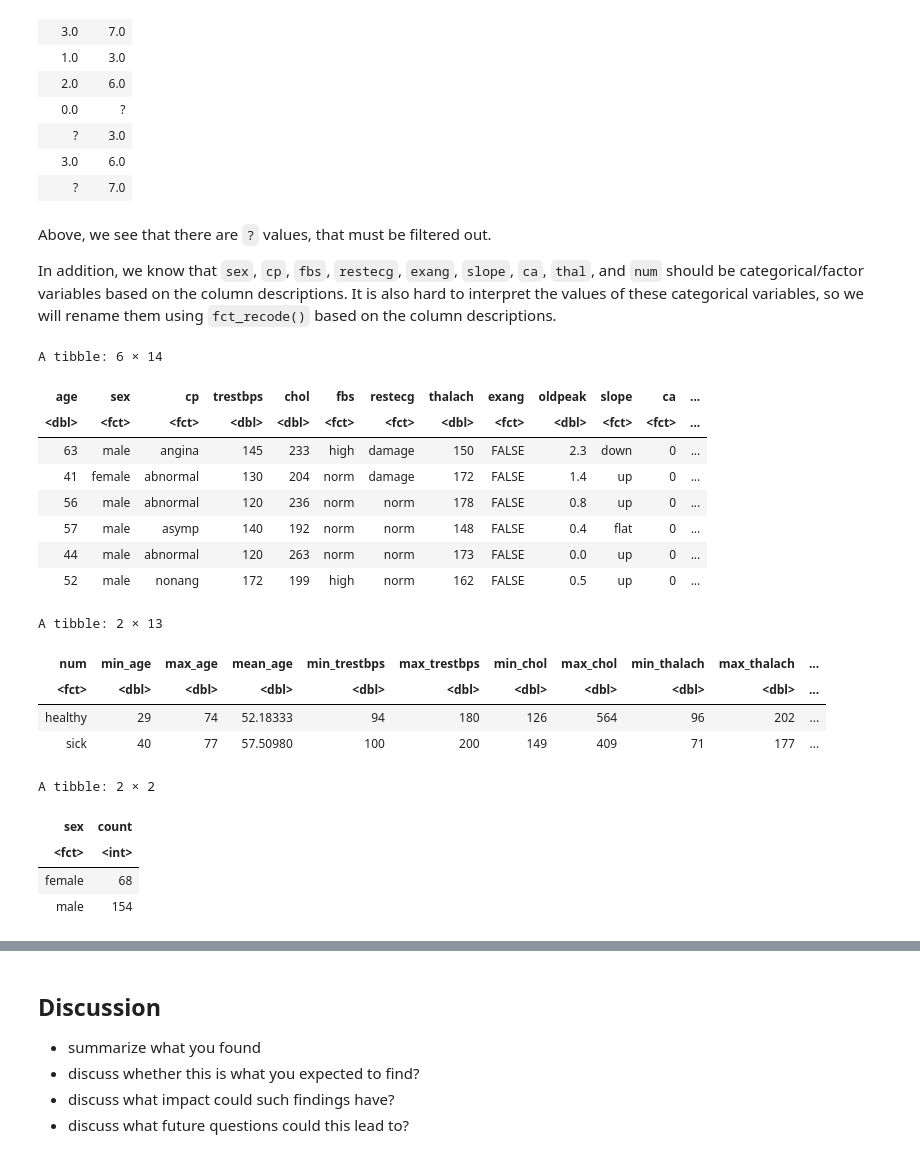
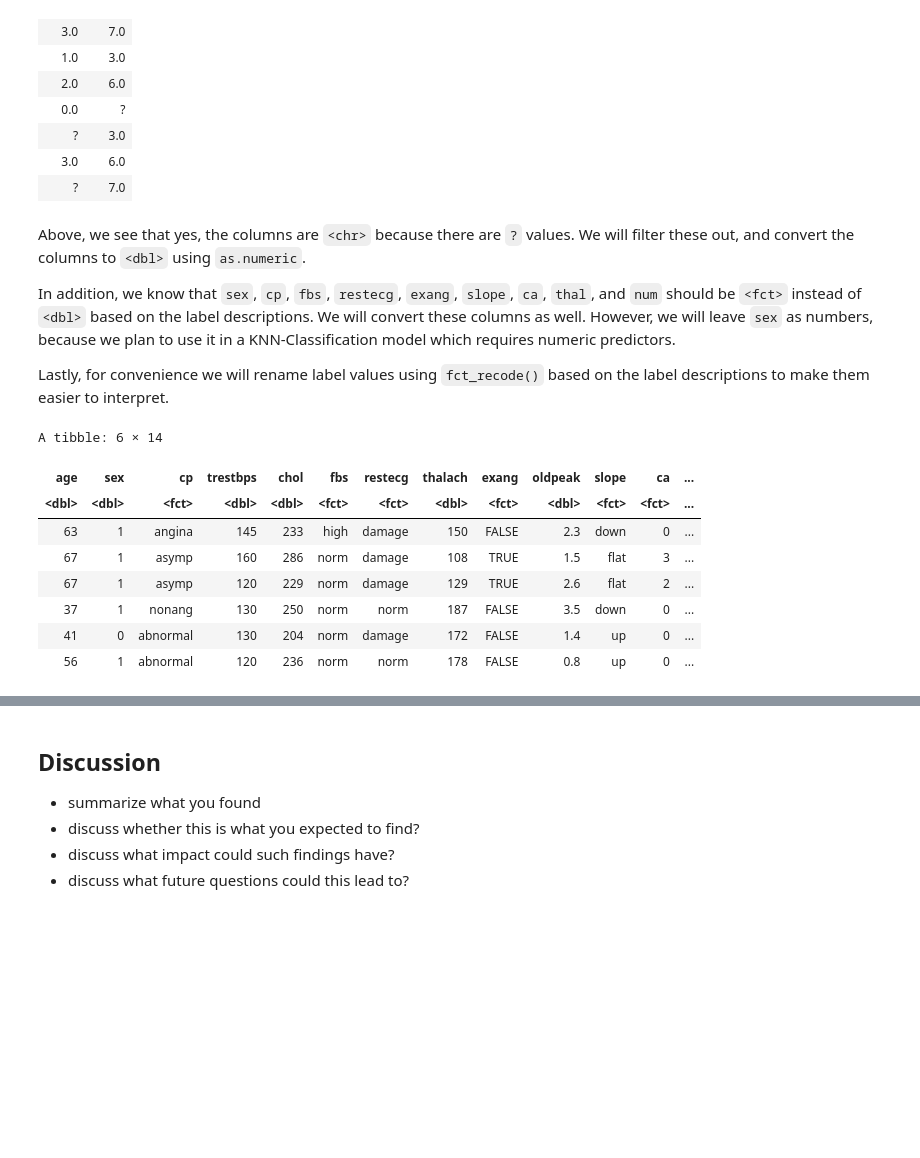
Before and after one commit to Mr-Slope/DSCI-100_Group_Project, a Jupyter notebook: group_report.ipynb, the cells around one changed output, grey strips where cells are left out. Saved outputs shown, nothing was run; the diff lists cells and outputs as text; code cells hidden in the pictures; blank space fills up the shorter version.

```diff
--- a/group_report.ipynb
+++ b/group_report.ipynb
@@ -115,66 +109,37 @@ A tibble: 15 × 2
 | 3.0 | 6.0 |
 | ? | 7.0 |
 # %% [markdown]
-Above, we see that there are `?` values, that must be filtered out.
+Above, we see that yes, the columns are `<chr>` because there are `?` values. We will filter these out, and convert the columns to `<dbl>` using `as.numeric`.
 
-In addition, we know that `sex`, `cp`, `fbs`, `restecg`, `exang`, `slope`, `ca`, `thal`, and `num` should be categorical/factor variables based on the column descriptions. It is also hard to interpret the values of these categorical variables, so we will rename them using `fct_recode()` based on the column descriptions.
+In addition, we know that `sex`, `cp`, `fbs`, `restecg`, `exang`, `slope`, `ca`, `thal`, and `num` should be `<fct>` instead of `<dbl>` based on the label descriptions. We will convert these columns as well. However, we will leave `sex` as numbers, because we plan to use it in a KNN-Classification model which requires numeric predictors.
+
+Lastly, for convenience we will rename label values using `fct_recode()` based on the label descriptions to make them easier to interpret.
 # %%
 # Cleaning & Wrangling
 heart_tidy <- heart_data |>
+    # filtering & converting labels ca & thal to <dbl>
     filter(ca != "?", thal != "?") |>
     mutate(across(c(ca, thal), as.numeric)) |>
-    mutate(across(c(sex, cp, fbs, restecg, exang, slope, ca, thal, num), as_factor)) |>
-    mutate(sex = fct_recode(sex, "male" = "1", "female" = "0")) |>
+    # coverting other labels to <fct>, omit sex
+    mutate(across(c(cp, fbs, restecg, exang, slope, ca, thal, num), as_factor)) |>
+    # renaming label values for convenience
     mutate(cp = fct_recode(cp, "angina" = "1", "abnormal" = "2", "nonang" = "3", "asymp" = "4")) |>
     mutate(fbs = fct_recode(fbs, "high" = "1", "norm" = "0")) |>
     mutate(restecg = fct_recode(restecg, "norm" = "0", "abnorm" = "1", "damage" = "2")) |>
     mutate(exang = fct_recode(exang, "TRUE" = "1", "FALSE" = "0")) |>
     mutate(slope = fct_recode(slope, "up" = "1", "flat" = "2", "down" = "3")) |>
     mutate(thal = fct_recode(thal, "norm" = "3", "fixed" = "6", "reversible" = "7")) |>
-    mutate(num = fct_recode(num, "healthy" = "0", "sick" = "1", "sick" = "2", "sick" = "3", "sick" = "4")) |> # in the data files, 1,2,3,4 are all sick
+    mutate(num = fct_recode(num, "healthy" = "0", "sick" = "1", "sick" = "2", "sick" = "3", "sick" = "4")) |>
+    # note: in the data, a num value of 1, 2, 3 or 4 are all considered "sick"
     tibble()
-
-# Splitting the data (separate this)
-heart_split <- initial_split(heart_tidy, prop = 0.75, strata = num)
-heart_training <- training(heart_split)
-heart_testing <- testing(heart_split)
-
-head(heart_training)
-
-# Summary Statistics
-heart_min_max <- heart_training |>
-    select(age, trestbps, chol, thalach, oldpeak, num) |>
-    group_by(num) |>
-    summarize(min_age = min(age), max_age = max(age), mean_age = mean(age),
-              min_trestbps = min(trestbps), max_trestbps = max(trestbps),
-              min_chol = min(chol), max_chol = max(chol),
-              min_thalach = min(thalach), max_thalach = max(thalach),
-              min_oldpeak = min(oldpeak), max_oldpeak = max(oldpeak),
-              count = n())
-
-heart_summary_sex <- heart_training |>
-    group_by(sex) |>
-    summarize(count = n())
-
-heart_min_max
-heart_summary_sex
+head(heart_tidy)
 # %% [output]
 A tibble: 6 × 14
 | age | sex | cp | trestbps | chol | fbs | restecg | thalach | exang | oldpeak | slope | ca | ... |
-| <dbl> | <fct> | <fct> | <dbl> | <dbl> | <fct> | <fct> | <dbl> | <fct> | <dbl> | <fct> | <fct> | ... |
-| 63 | male | angina | 145 | 233 | high | damage | 150 | FALSE | 2.3 | down | 0 | ... |
-| 41 | female | abnormal | 130 | 204 | norm | damage | 172 | FALSE | 1.4 | up | 0 | ... |
-| 56 | male | abnormal | 120 | 236 | norm | norm | 178 | FALSE | 0.8 | up | 0 | ... |
-| 57 | male | asymp | 140 | 192 | norm | norm | 148 | FALSE | 0.4 | flat | 0 | ... |
-| 44 | male | abnormal | 120 | 263 | norm | norm | 173 | FALSE | 0.0 | up | 0 | ... |
-| 52 | male | nonang | 172 | 199 | high | norm | 162 | FALSE | 0.5 | up | 0 | ... |
+| <dbl> | <dbl> | <fct> | <dbl> | <dbl> | <fct> | <fct> | <dbl> | <fct> | <dbl> | <fct> | <fct> | ... |
+| 63 | 1 | angina | 145 | 233 | high | damage | 150 | FALSE | 2.3 | down | 0 | ... |
+| 67 | 1 | asymp | 160 | 286 | norm | damage | 108 | TRUE | 1.5 | flat | 3 | ... |
+| 67 | 1 | asymp | 120 | 229 | norm | damage | 129 | TRUE | 2.6 | flat | 2 | ... |
+| 37 | 1 | nonang | 130 | 250 | norm | norm | 187 | FALSE | 3.5 | down | 0 | ... |
+| 41 | 0 | abnormal | 130 | 204 | norm | damage | 172 | FALSE | 1.4 | up | 0 | ... |
+| 56 | 1 | abnormal | 120 | 236 | norm | norm | 178 | FALSE | 0.8 | up | 0 | ... |
-A tibble: 2 × 13
-| num | min_age | max_age | mean_age | min_trestbps | max_trestbps | min_chol | max_chol | min_thalach | max_thalach | ... |
-| <fct> | <dbl> | <dbl> | <dbl> | <dbl> | <dbl> | <dbl> | <dbl> | <dbl> | <dbl> | ... |
-| healthy | 29 | 74 | 52.18333 | 94 | 180 | 126 | 564 | 96 | 202 | ... |
-| sick | 40 | 77 | 57.50980 | 100 | 200 | 149 | 409 | 71 | 177 | ... |
-A tibble: 2 × 2
-| sex | count |
-| <fct> | <int> |
-| female | 68 |
-| male | 154 |
```
Also changed, not shown: parts of 7 cells of this notebook.
